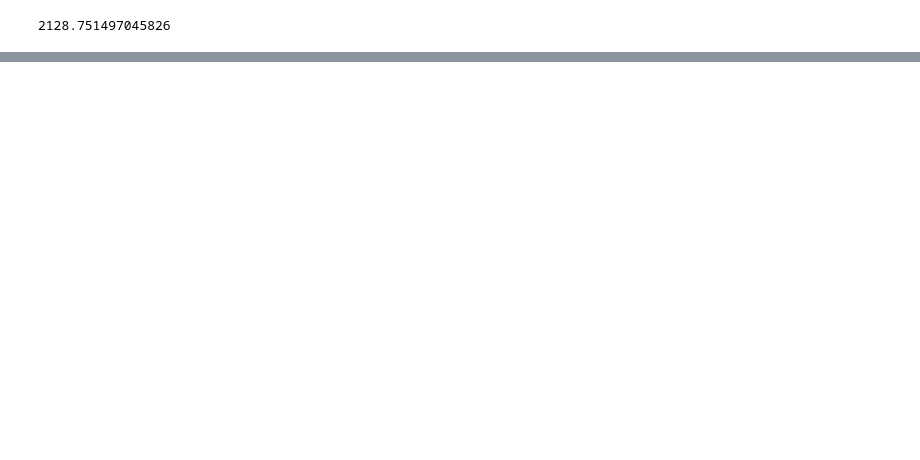
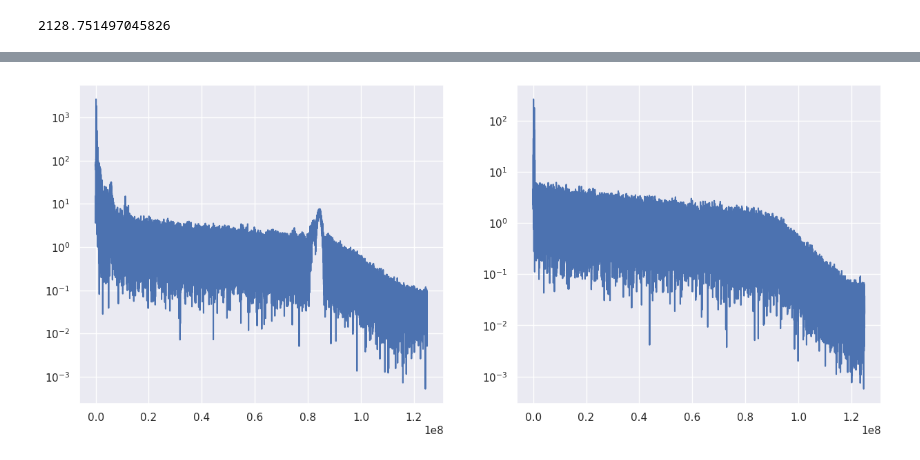
Before and after one commit to settlermine/jinr_practice, a Jupyter notebook: settlermine.ipynb, the cells around one changed output, grey strips where cells are left out. Saved outputs shown, nothing was run; the diff lists cells and outputs as text; code cells hidden in the pictures; blank space fills up the shorter version.

```diff
--- a/settlermine.ipynb
+++ b/settlermine.ipynb
@@ -387,0 +551,29 @@ axs[1].plot(t, theoretical_values['Y'], color='r');
+# %%
+offset = 0
+number_of_samples = 128 * 1024
+data_length = len(data)
+delta_t = (250 * 10**6)**(-1)
+
+# Спектр первого окна. Амплитуды
+s_p1 = np.abs(scipy.fft.fft(
+    summary_resonance['X'][offset: number_of_samples+offset] +\
+    summary_resonance['Y'][offset: number_of_samples+offset],
+    norm='forward'))
+
+# Спектр последнего окна
+s_p2 = np.abs(scipy.fft.fft(
+    summary_resonance['X'][data_length-number_of_samples:] +\
+    summary_resonance['Y'][data_length-number_of_samples:],
+    norm='forward'))
+
+fig, axs = plt.subplots(1, 2, figsize=(15, 6))
+t = np.linspace(0, number_of_samples//2 / (number_of_samples * delta_t), number_of_samples//2)
+
+#Графики амлитудных спектров сигнала
+axs[0].plot(t, s_p1[:number_of_samples // 2])
+axs[0].set_yscale('log')
+
+axs[1].plot(t, s_p2[:number_of_samples // 2])
+axs[1].set_yscale('log')
+# %% [output]
+[figure, added]
```
Also changed, not shown: parts of 67 cells of this notebook, 1 other file.
